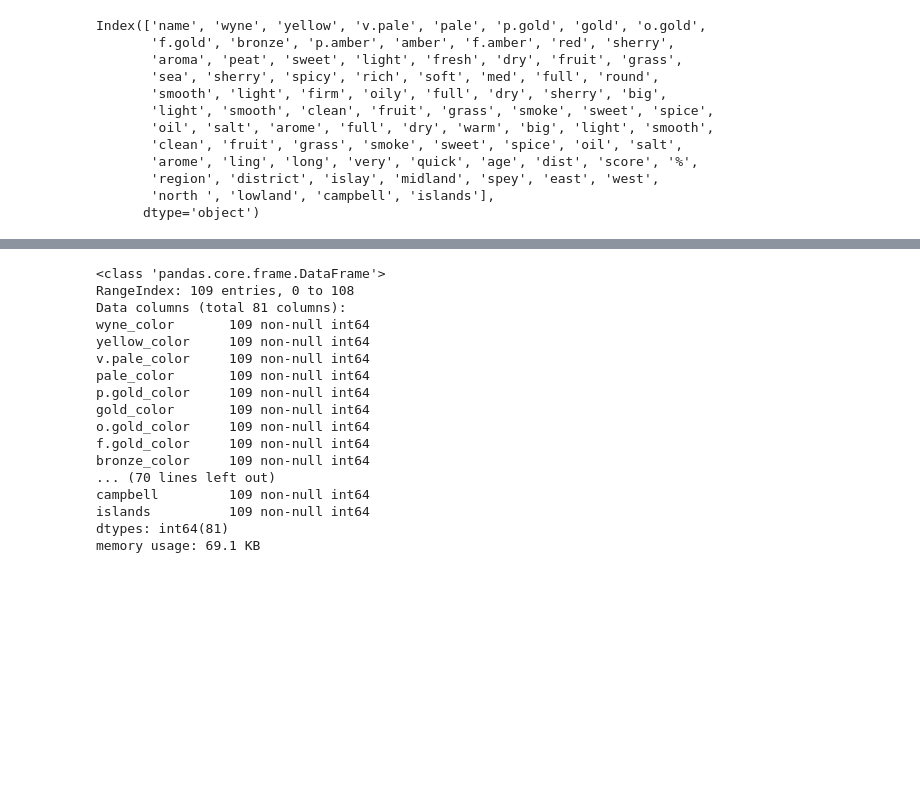
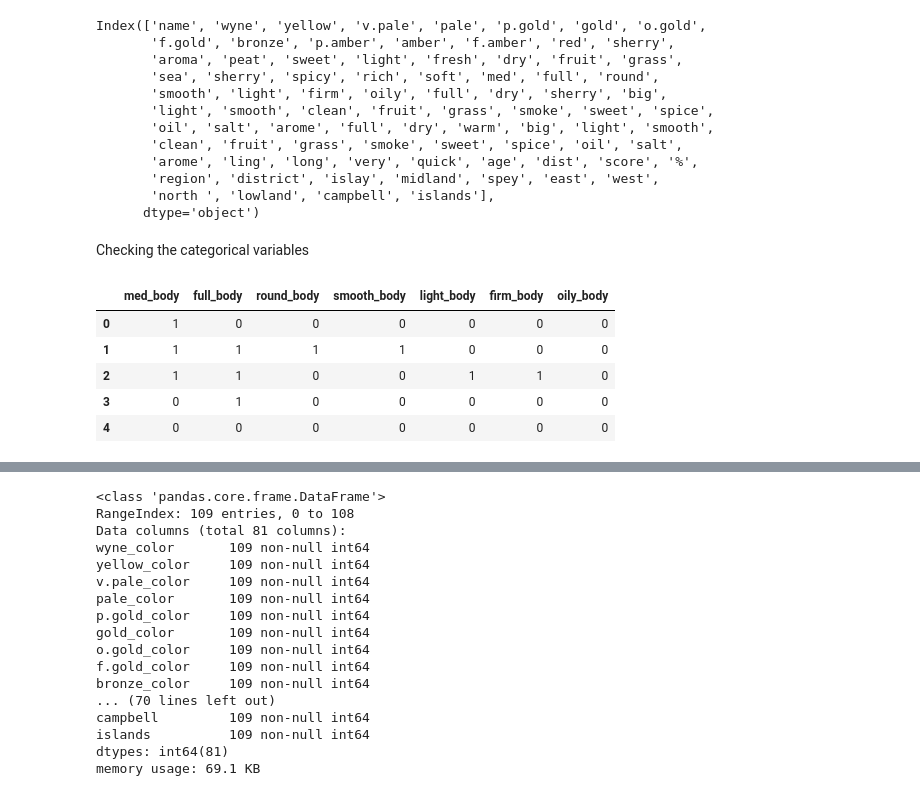
Before and after one commit to Michal-Mat/Scotch-Whiskey, a Jupyter notebook: Scotch-Whiskey.ipynb, the cells around one changed output, grey strips where cells are left out. Saved outputs shown, nothing was run; the diff lists cells and outputs as text; code cells hidden in the pictures; blank space fills up the shorter version.

```diff
--- a/Scotch-Whiskey.ipynb
+++ b/Scotch-Whiskey.ipynb
@@ -169,3 +189,14 @@ Index(['name', 'wyne', 'yellow', 'v.pale', 'pale', 'p.gold', 'gold', 'o.gold',
        'region', 'district', 'islay', 'midland', 'spey', 'east', 'west',
        'north ', 'lowland', 'campbell', 'islands'],
       dtype='object')
+# %% [markdown]
+Checking the categorical variables
+# %%
+df[body_columns].head()
+# %% [output]
+|  | med_body | full_body | round_body | smooth_body | light_body | firm_body | oily_body |
+| 0 | 1 | 0 | 0 | 0 | 0 | 0 | 0 |
+| 1 | 1 | 1 | 1 | 1 | 0 | 0 | 0 |
+| 2 | 1 | 1 | 0 | 0 | 1 | 1 | 0 |
+| 3 | 0 | 1 | 0 | 0 | 0 | 0 | 0 |
+| 4 | 0 | 0 | 0 | 0 | 0 | 0 | 0 |
```
Also changed, not shown: parts of 82 cells of this notebook.
